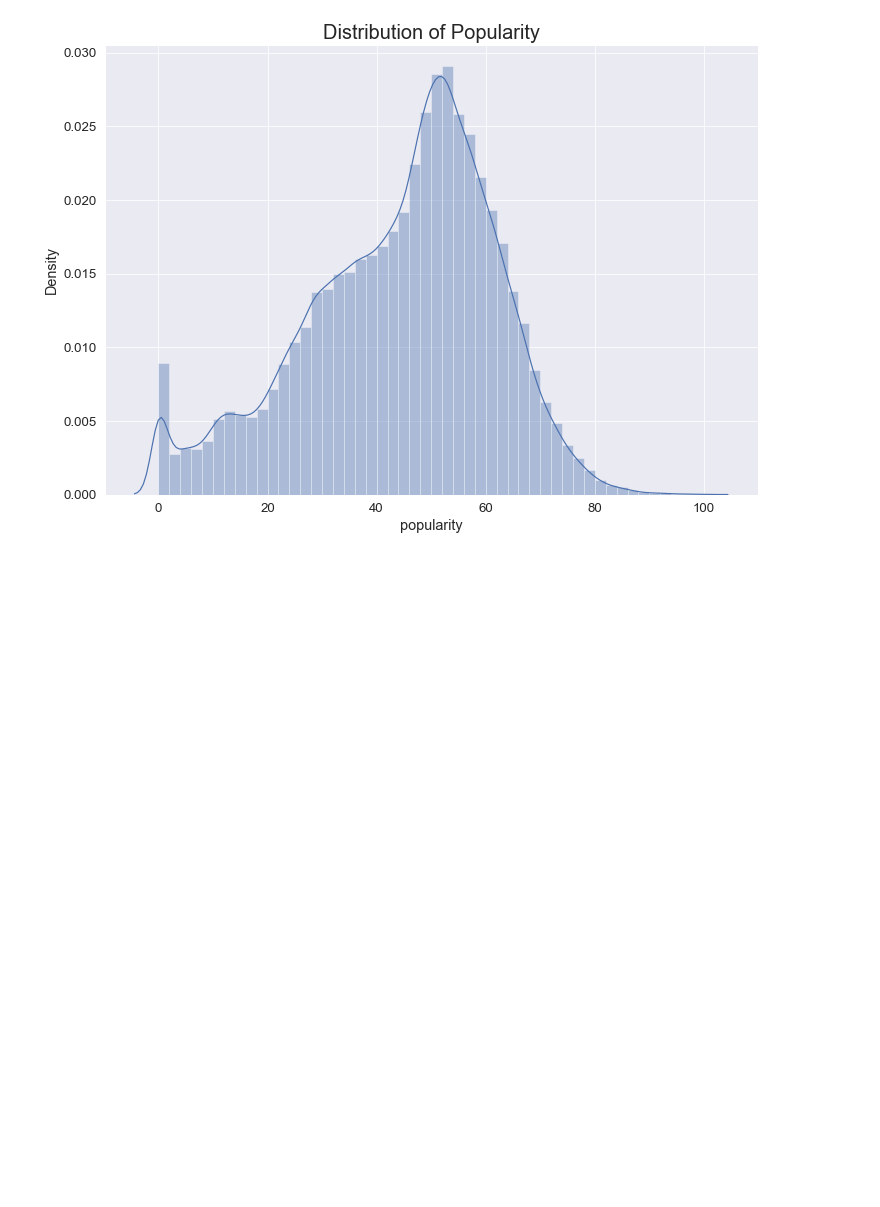
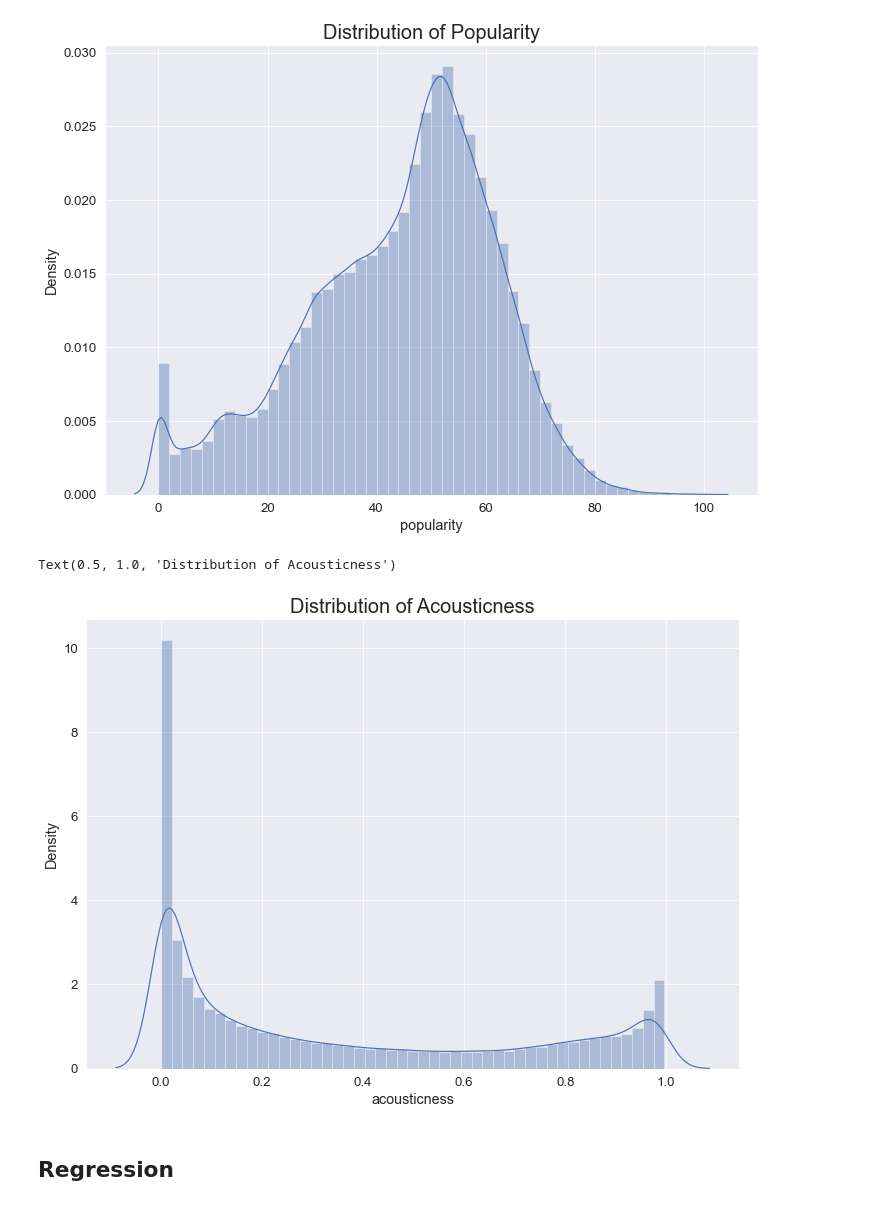
Before and after one commit to Mohammad-sakir/PDS_PROJ, a Jupyter notebook: analysis_spotify.ipynb, the cells around one changed output. Cells and saved outputs as stored; diff of their text form; code cells hidden in the pictures; blank space fills up the shorter version.

Commit message:
Regression

```diff
--- a/analysis_spotify.ipynb
+++ b/analysis_spotify.ipynb
@@ -152,3 +154,10 @@ sns.distplot(df.popularity).set_title("Distribution of Popularity", fontsize=20)
 # %% [output]
 Text(0.5, 1.0, 'Distribution of Popularity')
 [figure]
+# %%
+sns.distplot(df.acousticness).set_title("Distribution of Acousticness", fontsize=20)
+# %% [output]
+Text(0.5, 1.0, 'Distribution of Acousticness')
+[figure, added]
+# %% [markdown]
+## Regression
```
Also changed, not shown: parts of 3 cells of this notebook, 1 other file.
